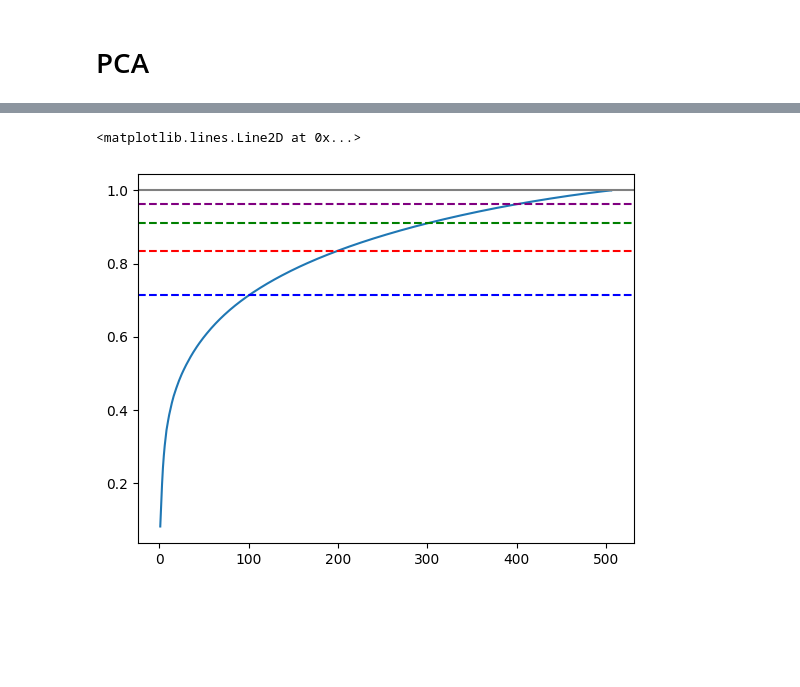
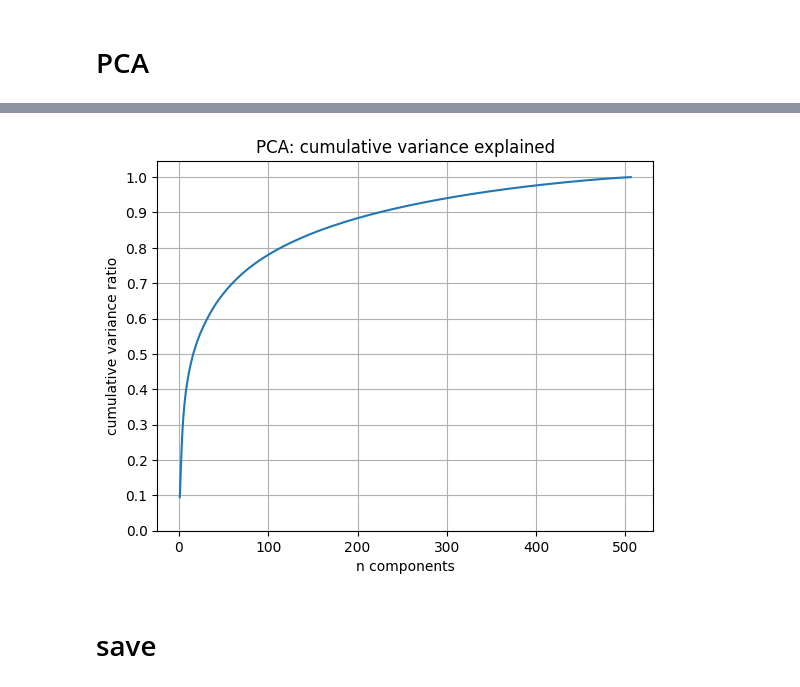
Before and after one commit to dkidney/analyses, a Jupyter notebook: 20251103_tcga_luad_survival_analysis/03_3_eda_expression.ipynb, the cells around one changed output, grey strips where cells are left out. Drawn from its saved outputs; the diff is of its cells as text; code cells hidden in the pictures; blank space fills up the shorter version.

```diff
--- a/20251103_tcga_luad_survival_analysis/03_3_eda_expression.ipynb
+++ b/20251103_tcga_luad_survival_analysis/03_3_eda_expression.ipynb
@@ -32,0 +153,4 @@ Name: count, dtype: int64
+# %%
+# max mode prevalence is 10%
+p_mode = expression.apply(lambda x: (x == x.mode()[0]).mean())
+# p_mode.max()
@@ -109,0 +219,5 @@ df
+# %%
+n_genes_before = expression.shape[1]
+expression = expression.loc[:, (p_mode <= .1) & (p_zero <= 1) & (variance >= 0)]
+n_genes_removed = n_genes_before - expression.shape[1]
+print(f'removed {n_genes_removed:,} genes ({n_genes_removed / n_genes_before:.1%})')
@@ -117,5 +233,7 @@ X.shape # initial dimensions
 # %%
 varthresh = VarianceThreshold(threshold=1e-5)
 X_varthresh = varthresh.fit_transform(X)
-X_varthresh.shape
+X_varthresh = pd.DataFrame(X_varthresh, columns = varthresh.get_feature_names_out(), index=expression.index)
+print(X_varthresh.shape)
+print(X_varthresh.head())
 # %% [output]
@@ -123,5 +249,7 @@ X_varthresh.shape
 # %%
 scaler = StandardScaler()
 X_scaled = scaler.fit_transform(X_varthresh)
-X_scaled.shape
+X_scaled = pd.DataFrame(X_scaled, columns = X_varthresh.columns, index=expression.index)
+print(X_scaled.shape)
+print(X_scaled.head())
 # %% [output]
@@ -189,16 +351,17 @@ cum_var_exp.loc[np.linspace(50, 500, 10)]
 dtype: float64
 # %%
-ax = cum_var_exp.plot()
-ax.axhline(1, color="grey")
-ax.axhline(cum_var_exp.loc[100], color="blue", linestyle="--")
-ax.axhline(cum_var_exp.loc[200], color="red", linestyle="--")
-ax.axhline(cum_var_exp.loc[300], color="green", linestyle="--")
-ax.axhline(cum_var_exp.loc[400], color="purple", linestyle="--")
-
-# 100 components explain ~71%
-# 200 components explain ~83%
-# 300 components explain ~91%
-# 400 components explain ~96%
+ax = cum_var_exp.plot(grid=True)
+ax.set_title('PCA: cumulative variance explained')
+ax.set_xlabel('n components')
+ax.set_ylabel('cumulative variance ratio')
+ax.set_yticks(np.linspace(0, 1, 11))
+None
+# ax.axhline(1, color="grey")
+# ax.axhline(cum_var_exp.loc[100], color="blue", linestyle="--")
+# ax.axhline(cum_var_exp.loc[200], color="red", linestyle="--")
+# ax.axhline(cum_var_exp.loc[300], color="green", linestyle="--")
+# ax.axhline(cum_var_exp.loc[400], color="purple", linestyle="--")
 # %% [output]
-<matplotlib.lines.Line2D at 0x...>
-[figure, old version]
+[figure, new version]
+# %% [markdown]
+# save
```
Also changed, not shown: parts of 46 cells of this notebook, 14 other files.
